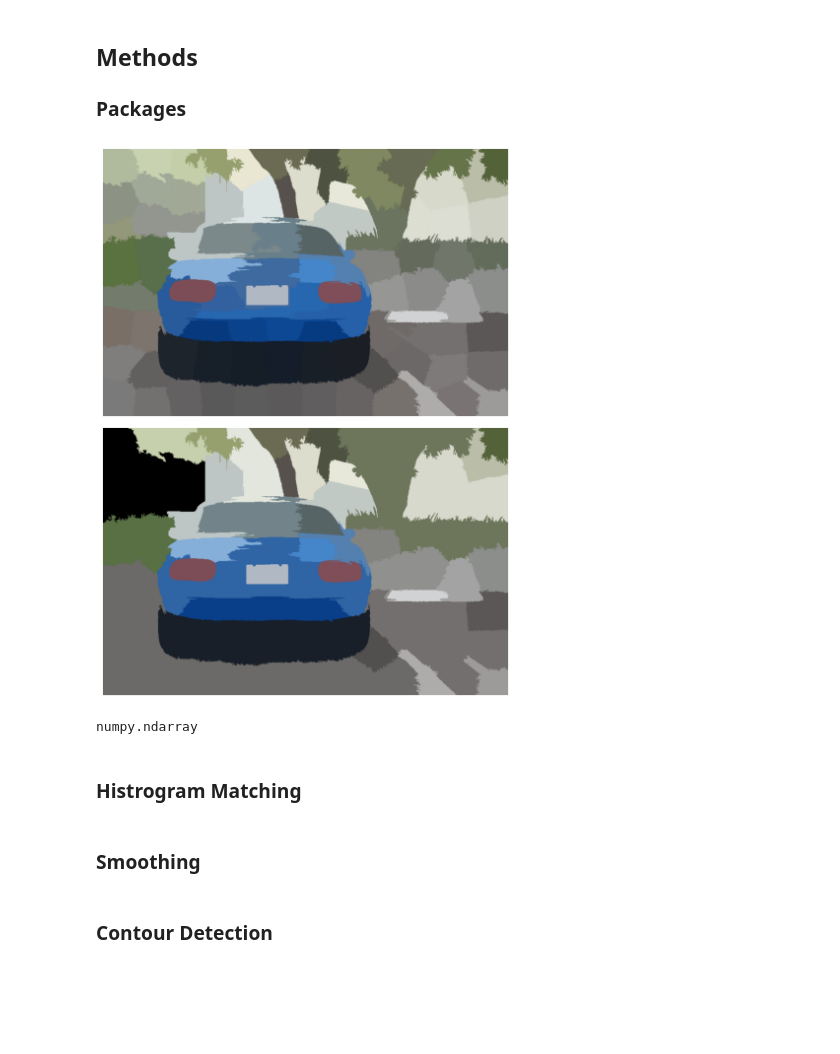
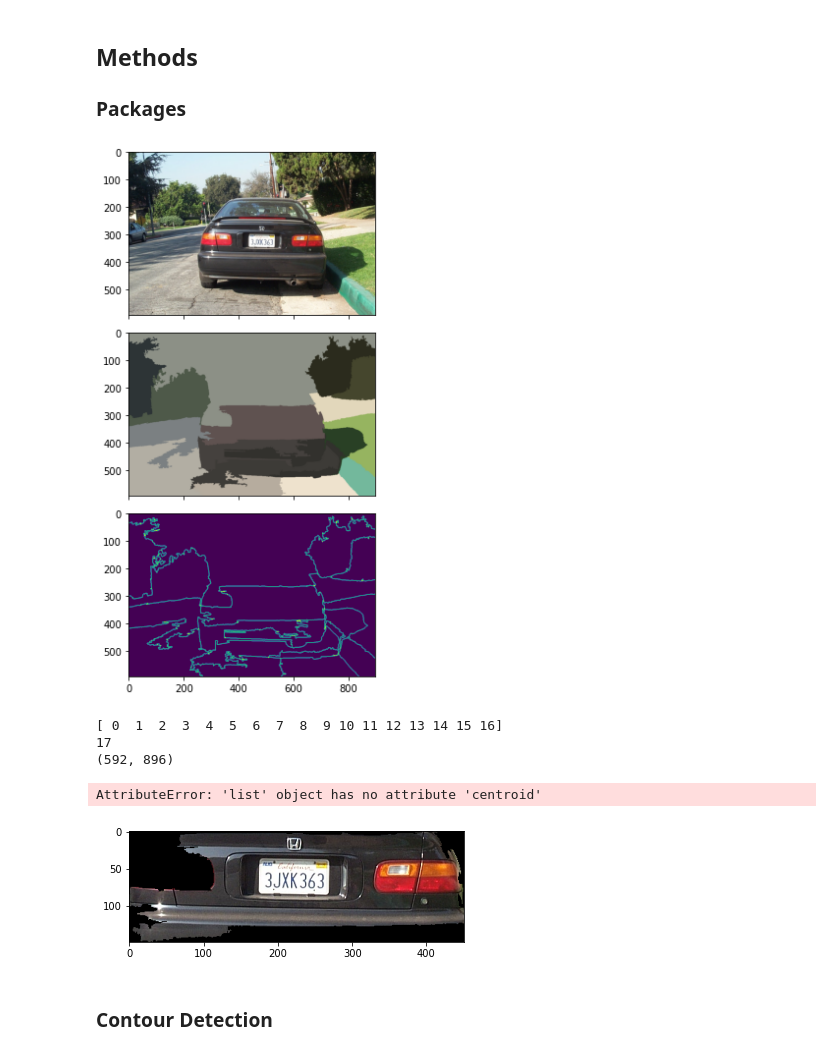
Before and after one commit to geometric-intelligence/ece278a, a Jupyter notebook: projects/FinalPorject/lic_plate_grab.ipynb, the cells around one changed output. Drawn from its saved outputs; the diff is of its cells as text; code cells hidden in the pictures; blank space fills up the shorter version.

```diff
--- a/projects/FinalPorject/lic_plate_grab.ipynb
+++ b/projects/FinalPorject/lic_plate_grab.ipynb
@@ -19,55 +32,85 @@ http://www.vision.caltech.edu/Image_Datasets/cars_markus/cars_markus.tar
 # %%
 import numpy as np
 import matplotlib.pyplot as plt
 import skimage
 from lib.img_load import *
 from lib.img_seg import *
 from lib.img_bin import *
 from skimage.segmentation import slic
 from skimage import color
+from skimage.segmentation import felzenszwalb
 
 # segmented_img = img_seg(img, 30, 40)
 # plt.imshow(img, cmap='gray')
 # plt.show()
 # plt.imshow(segmented_img,cmap='gray')
 # plt.show()
-from skimage import data, segmentation, color
+from skimage import data, segmentation, color, measure
 from skimage.future import graph
 from matplotlib import pyplot as plt
 
-img = img_load('data/image_0008.jpg')
 
-labels1 = segmentation.slic(img, compactness=30, n_segments=100, start_label=1)
-out1 = color.label2rgb(labels1, img, kind='avg', bg_label=0)
+img = img_load('data/image_0020.jpg')
+
+labels1 = segmentation.slic(img, compactness=0.1, n_segments=40, sigma = 1, convert2lab=True)
+
+out1 = color.label2rgb(labels1, img, kind='avg', bg_label=40)
 
 g = graph.rag_mean_color(img, labels1)
-labels2 = graph.cut_threshold(labels1, g, 29)
-out2 = color.label2rgb(labels2, img, kind='avg', bg_label=0)
+labels2 = graph.cut_threshold(labels1, g, 1)
+out2 = color.label2rgb(labels2, img, kind='avg', bg_label=1)
+boundries = find_boundaries(labels2)
 
-fig, ax = plt.subplots(nrows=2, sharex=True, sharey=True,
+
+fig, ax = plt.subplots(nrows=3, sharex=True, sharey=True,
                        figsize=(6, 8))
 
-ax[0].imshow(out1)
-ax[1].imshow(out2)
-
-for a in ax:
-    a.axis('off')
+ax[0].imshow(img)
+ax[1].imshow(out1)
+ax[2].imshow(boundries)
 
 plt.tight_layout()
-
-# from skimage.feature import canny
-# img_gray = color.rgb2gray(out2)
-# edges = canny(img_gray)
-# plt.imshow(edges,cmap='gray')
-# plt.show()
 # %% [output]
-[figure, old version]
+[figure, new version]
 # %%
+
+print(np.unique(labels2))
+segment_num = len(np.unique(labels2))
+print(str(segment_num))
+
+print(np.shape(labels2))
+
+
+
+reg_props = measure.regionprops(labels2)
+
+for idx in range(len(reg_props)):
+    print(reg_props[idx].centroid)
+
+cord = a[5].coords
+b_cord = a[5].bbox
+print(cord)
+print(img)
 # %% [output]
-numpy.ndarray
+[ 0  1  2  3  4  5  6  7  8  9 10 11 12 13 14 15 16]
+17
+(592, 896)
+AttributeError: 'list' object has no attribute 'centroid'
-# %% [markdown]
-### Histrogram Matching
-# %% [markdown]
-### Smoothing
+# %%
+def extract_region(img, region_coords, box_coords):
+    region = np.zeros_like(img)
+    (min_row, min_col, max_row, max_col) = box_coords
+    for coord in region_coords:
+        row = coord[0]
+        col = coord[1]
+        region[row, col, :] = img[row, col, :]
+        region_cropped = region[min_row:max_row, min_col:max_col, :]
+    return region_cropped
+
+plate_area = extract_region(img, cord, b_cord)
+plt.imshow(plate_area, cmap='gray')
+plt.show()
+# %% [output]
+[figure, added]
 # %% [markdown]
 ### Contour Detection
```
Also changed, not shown: parts of 17 cells of this notebook, 11 other files.
